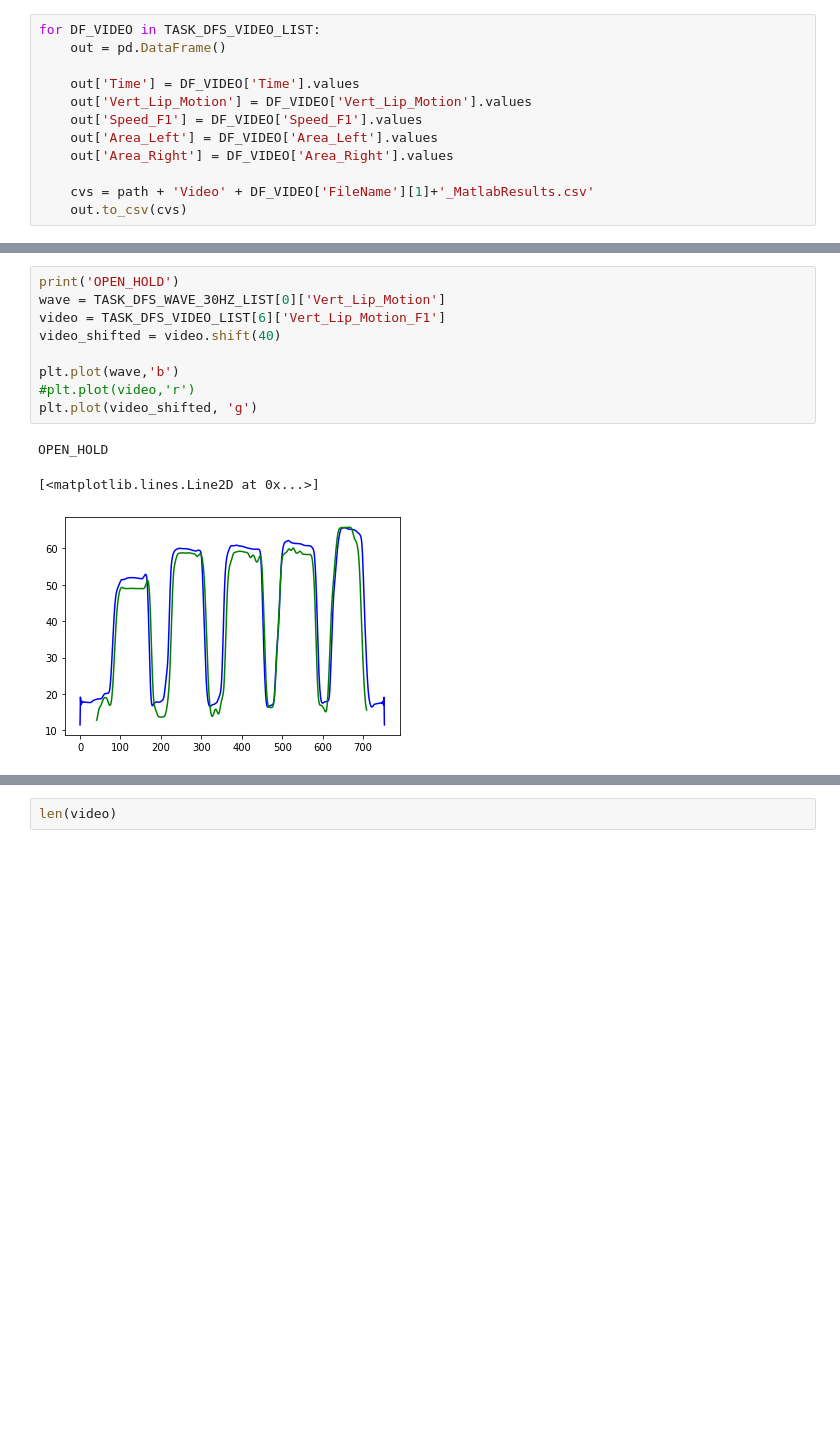
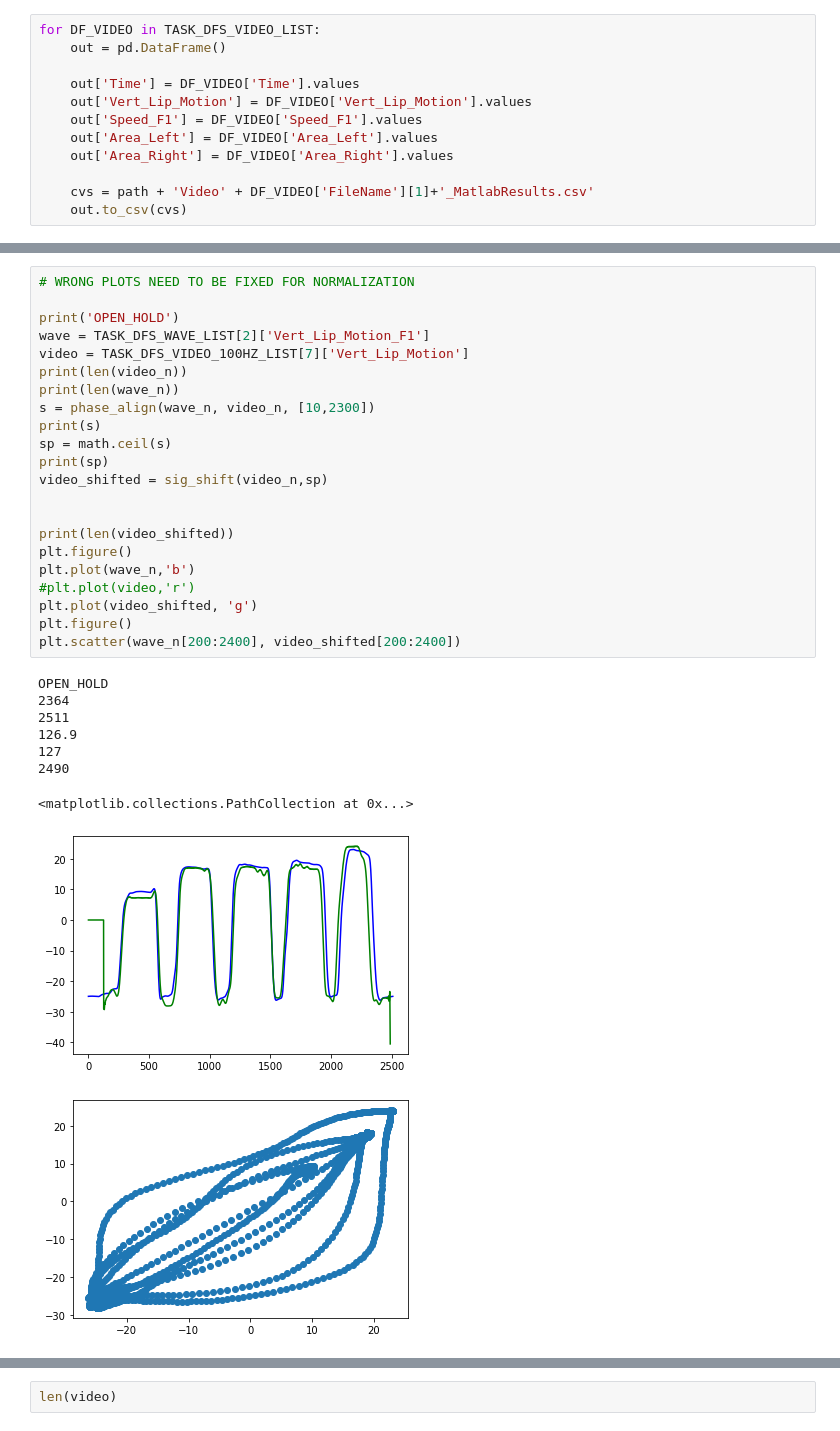
Before and after one commit to denizjafari/ValidationStudy, a Jupyter notebook: TimeSeriesAnalysis-MultipleConditions.ipynb, the cells around one changed output, grey strips where cells are left out. Saved outputs shown, nothing was run; the diff lists cells and outputs as text; blank space fills up the shorter version.

```diff
--- a/TimeSeriesAnalysis-MultipleConditions.ipynb
+++ b/TimeSeriesAnalysis-MultipleConditions.ipynb
@@ -460,14 +477,33 @@ Video index:3
 ... (5 outputs left out)
-# %%
-print('OPEN_HOLD')
-wave = TASK_DFS_WAVE_30HZ_LIST[0]['Vert_Lip_Motion']
-video = TASK_DFS_VIDEO_LIST[6]['Vert_Lip_Motion_F1']
-video_shifted = video.shift(40)
-
-plt.plot(wave,'b')
-#plt.plot(video,'r')
-plt.plot(video_shifted, 'g')
-# %% [output]
-OPEN_HOLD
-[<matplotlib.lines.Line2D at 0x...>]
-[figure, removed]
+# %%
+# WRONG PLOTS NEED TO BE FIXED FOR NORMALIZATION
+
+print('OPEN_HOLD')
+wave = TASK_DFS_WAVE_LIST[2]['Vert_Lip_Motion_F1']
+video = TASK_DFS_VIDEO_100HZ_LIST[7]['Vert_Lip_Motion']
+print(len(video_n))
+print(len(wave_n))
+s = phase_align(wave_n, video_n, [10,2300])
+print(s)
+sp = math.ceil(s)
+print(sp)
+video_shifted = sig_shift(video_n,sp)
+
+
+print(len(video_shifted))
+plt.figure()
+plt.plot(wave_n,'b')
+#plt.plot(video,'r')
+plt.plot(video_shifted, 'g')
+plt.figure()
+plt.scatter(wave_n[200:2400], video_shifted[200:2400])
+# %% [output]
+OPEN_HOLD
+2364
+2511
+126.9
+127
+2490
+<matplotlib.collections.PathCollection at 0x...>
+[figure, added]
+[figure, added]
```
Also changed, not shown: parts of 22 cells of this notebook.
